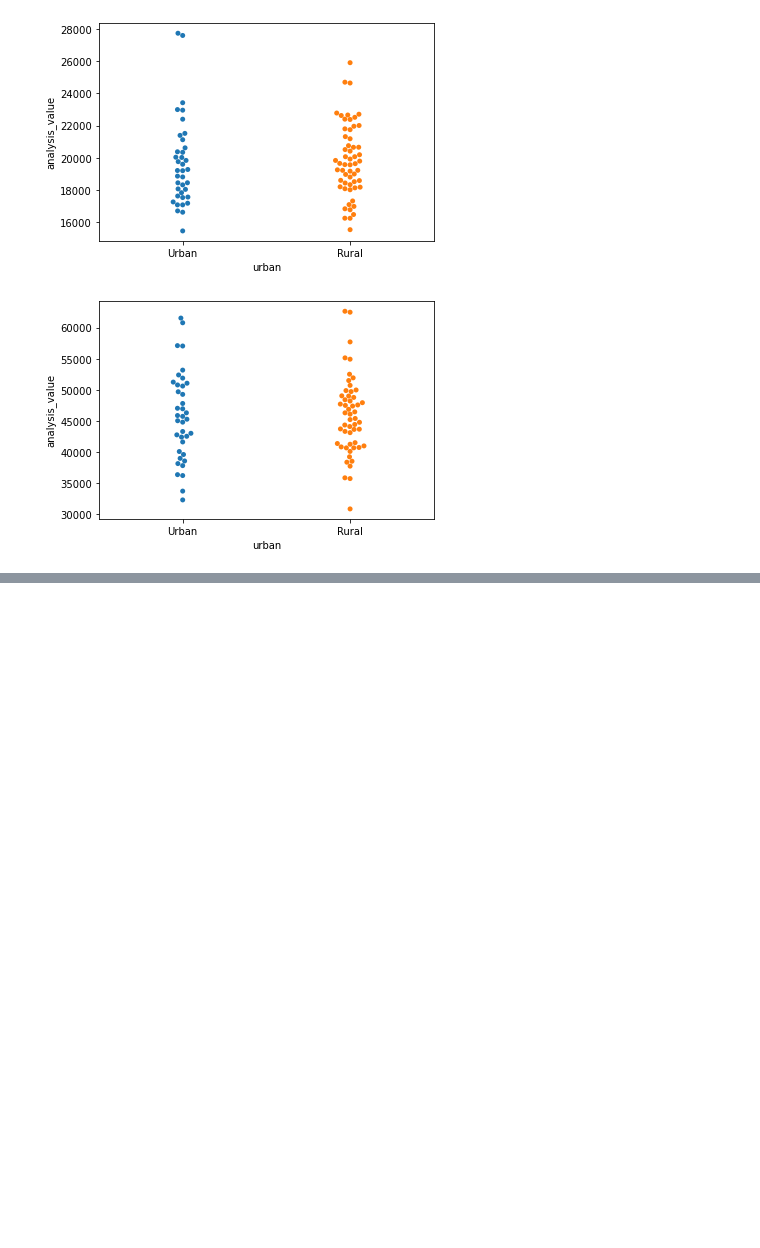
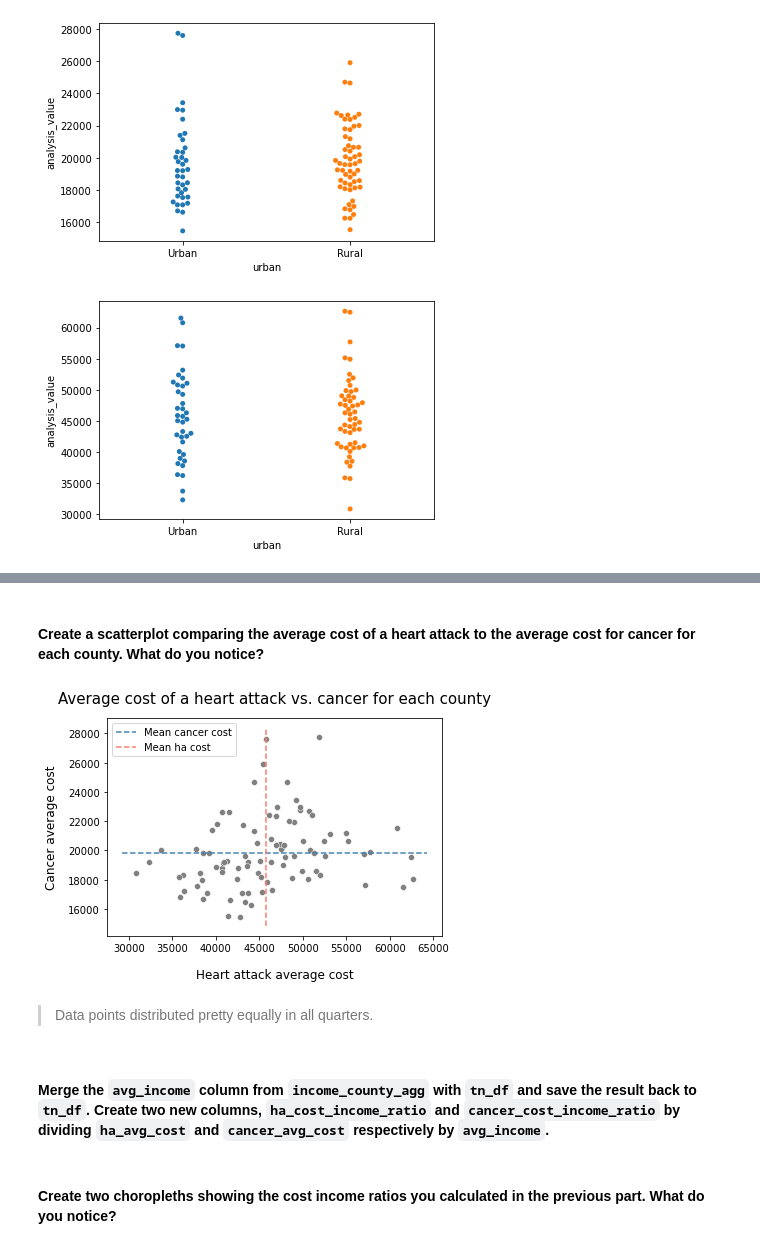
Before and after one commit to trinhlt2/data-science-essentials-3, a Jupyter notebook: notebooks/tn_med_helper_exploratory.ipynb, the cells around one changed output, grey strips where cells are left out. Drawn from its saved outputs; the diff is of its cells as text; code cells hidden in the pictures; blank space fills up the shorter version.

```diff
--- a/notebooks/tn_med_helper_exploratory.ipynb
+++ b/notebooks/tn_med_helper_exploratory.ipynb
@@ -378,0 +406,4 @@ sns.swarmplot(y = ha_costs_df_TN.analysis_value, x=ha_costs_df_TN.urban);
+# %%
+ha_cost_df_TN_rename = ha_costs_df_TN.rename(columns={'analysis_value':"ha_avg_cost"})
+# %%
+cancer_cost_df_TN_rename = cancer_costs_df_TN.rename(columns={'analysis_value':"cancer_avg_cost"})
@@ -378,0 +412,20 @@ sns.swarmplot(y = ha_costs_df_TN.analysis_value, x=ha_costs_df_TN.urban);
+# %%
+tn_df=pd.merge(left=cancer_cost_df_TN_rename[['county','urban','cancer_avg_cost']], right=ha_cost_df_TN_rename[['county','ha_avg_cost']], left_on='county', right_on='county', how='inner')
+# %% [markdown]
+#### Create a scatterplot comparing the average cost of a heart attack to the average cost for cancer for each county. What do you notice?
+# %%
+sns.scatterplot(data=tn_df, x='ha_avg_cost',y='cancer_avg_cost', color = 'grey')
+plt.xlabel('Heart attack average cost',fontdict={'fontsize':12}, labelpad=15)
+plt.ylabel('Cancer average cost',fontdict={'fontsize':12}, labelpad=10)
+plt.title('Average cost of a heart attack vs. cancer for each county', fontdict={'fontsize':15}, pad=15)
+xmin, xmax = plt.xlim()
+plt.hlines(y = tn_df.cancer_avg_cost.mean() , xmin = xmin, xmax = xmax, linestyle = '--', label='Mean cancer cost', color = 'steelblue')
+ymin, ymax = plt.ylim()
+plt.vlines(x = tn_df.ha_avg_cost.mean() , ymin = ymin, ymax = ymax, linestyle = '--', label = 'Mean ha cost', color = 'salmon')
+plt.legend(loc = 'upper left', fontsize = 10);
+# %% [output]
+[figure, added]
+# %% [markdown]
+> Data points distributed pretty equally in all quarters.
+# %% [markdown]
+#### Merge the `avg_income` column from `income_county_agg` with `tn_df` and save the result back to `tn_df`. Create two new columns, `ha_cost_income_ratio` and `cancer_cost_income_ratio` by dividing `ha_avg_cost` and `cancer_avg_cost` respectively by `avg_income`.
@@ -378,0 +438,2 @@ sns.swarmplot(y = ha_costs_df_TN.analysis_value, x=ha_costs_df_TN.urban);
+# %% [markdown]
+#### Create two choropleths showing the cost income ratios you calculated in the previous part. What do you notice?
```
Also changed, not shown: parts of 29 cells of this notebook, 5 other files.
